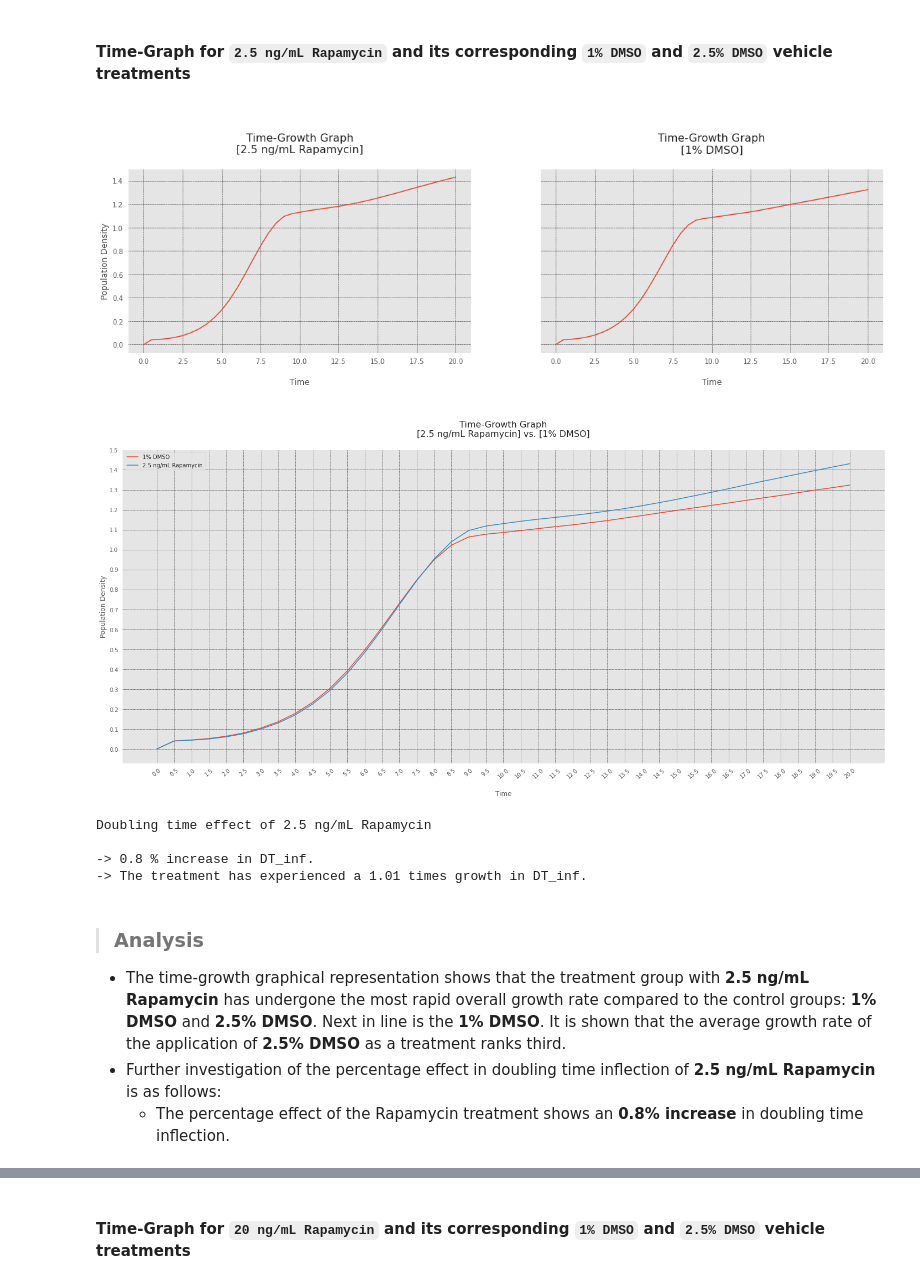
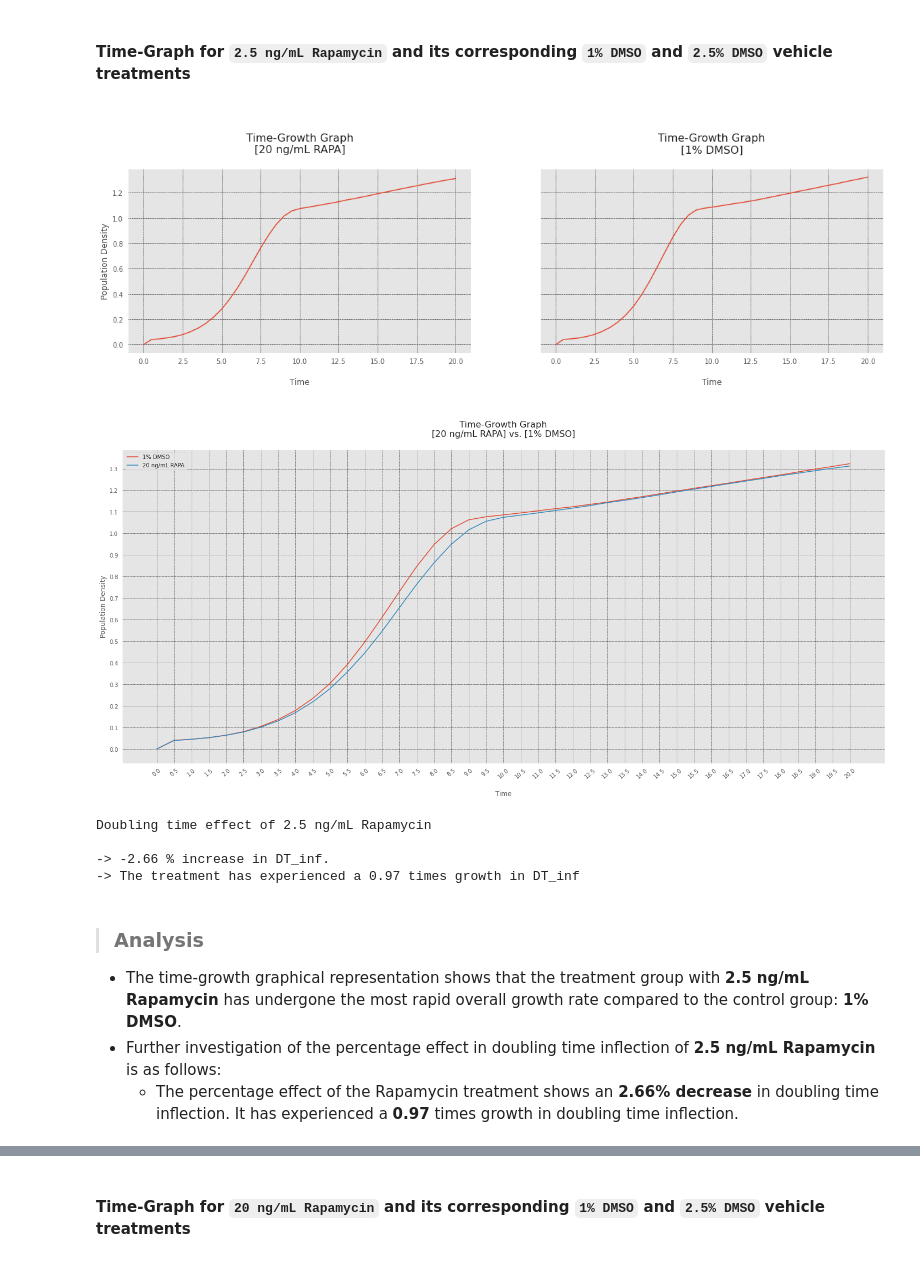
Before and after one commit to yab-tad/Saccharomyces-Cerevisiae, a Jupyter notebook: SGRP.ipynb, the cells around one changed output, grey strips where cells are left out. Cells and saved outputs as stored; diff of their text form; code cells hidden in the pictures.

```diff
--- a/SGRP.ipynb
+++ b/SGRP.ipynb
@@ -607,0 +643,14 @@ Working out for the **confidence interval** by taking a `95% confidence level`,
+# %%
+def st_avg_data(path=t_path, strain="BY4743", feature_drop=True):
+
+    data = list()
+    index = list()
+
+    for i in range(1,11):
+        ts = (st_data(treat_num=i, path=path, strain=strain, feature_drop=feature_drop)).mean()
+        data.append(ts)
+        index.append(treatments[i-1])
+
+    avg_data = pd.DataFrame(data, index=index)
+
+    return avg_data
@@ -713,0 +773,3 @@ df_DMSO2_control
+# %%
+avg_control = st_avg_data(path=t_path, strain="BY4743", feature_drop=True)
+avg_control
@@ -841,5 +811,3 @@ dtype: float64
-# %%
-avg_control = pd.DataFrame((avg_RAPA1_control, avg_RAPA2_control, avg_DMSO1_control, avg_DMSO2_control), index=['RAPA1', 'RAPA2', 'DMSO1', 'DMSO2'])
 # %%
 avg_control
 # %% [output]
@@ -863,44 +843,44 @@ avg_control_time
 # %%
-def time_graph_RAPA_DMSO(r, rapa, data=avg_control_time, vehicle="DMSO1"):
+def time_graph_RAPA_DMSO(row, treatment, data=avg_control_time, vehicle=treatments[2]):
 
     fig1, (ax1, ax2) = plt.subplots(nrows=1, ncols=2, figsize=(20,5), sharey=True)
     fig2, ax3 = plt.subplots(figsize=(20,10))
 
-    y_val_treatment = data.iloc[r].values.tolist()
+    y_val_treatment = data.iloc[row].values.tolist()
     x_val = np.arange(0, len(data.columns.values.tolist())/2, 0.5)
 
     ax1.plot(x_val, y_val_treatment)
 
-    if vehicle == "DMSO1":
+    if vehicle == treatments[2]:
         y_val_DMSO1 = data.iloc[2].values.tolist()
 
         ax2.set_title("\nTime-Growth Graph\n[1% DMSO]\n", fontsize=16)
         ax2.set_xlabel("\nTime")
         ax2.plot(x_val, y_val_DMSO1)
 
-        ax3.set_title("\nTime-Growth Graph\n[" + rapa + "] vs. [1% DMSO]\n", fontsize=16)
+        ax3.set_title("\nTime-Growth Graph\n[" + treatment + "] vs. [1% DMSO]\n", fontsize=16)
         ax3.plot(x_val, y_val_DMSO1, label="1% DMSO")
 
         plt.yticks((np.arange(0, max(max(y_val_DMSO1), max(y_val_treatment)) + 0.1, 0.1)))
 
-    elif vehicle == "DMSO2":
-        y_val_DMSO2 = data.iloc[3].values.tolist()
+    elif vehicle == treatments[1]:
+        y_val_DMSO2 = data.iloc[1].values.tolist()
 
         ax2.set_title("\nTime-Growth Graph\n[2.5% DMSO]\n", fontsize=16)
         ax2.set_xlabel("\nTime")
         ax2.plot(x_val, y_val_DMSO2)
-        ax3.set_title("\nTime-Growth Graph\n[" + rapa + "] vs. [2.5% DMSO]\n", fontsize=16)
+        ax3.set_title("\nTime-Growth Graph\n[" + treatment + "] vs. [2.5% DMSO]\n", fontsize=16)
         ax3.plot(x_val, y_val_DMSO2, label="2.5% DMSO")
 
         plt.yticks((np.arange(0, max(max(y_val_DMSO2), max(y_val_treatment)) + 0.1, 0.1)))
 
-    elif vehicle == "H2O":
+    elif vehicle == treatments[5]:
         y_val_DMSO2 = data.iloc[3].values.tolist()
 
         ax2.set_title("\nTime-Growth Graph\n[6.67% H2O]\n", fontsize=16)
         ax2.set_xlabel("\nTime")
         ax2.plot(x_val, y_val_DMSO2)
-        ax3.set_title("\nTime-Growth Graph\n[" + rapa + "] vs. [6.67% H2O]\n", fontsize=16)
+        ax3.set_title("\nTime-Growth Graph\n[" + treatment + "] vs. [6.67% H2O]\n", fontsize=16)
         ax3.plot(x_val, y_val_DMSO2, label="6.67% H2O")
 
         plt.yticks((np.arange(0, max(max(y_val_DMSO2), max(y_val_treatment)) + 0.1, 0.1)))
@@ -908,9 +888,9 @@ def time_graph_RAPA_DMSO(r, rapa, data=avg_control_time, vehicle="DMSO1"):
     else:
         return "Invalid Vehicle!"
 
-    ax3.plot(x_val, y_val_treatment, label=rapa)
+    ax3.plot(x_val, y_val_treatment, label=treatment)
 
-    ax1.set_title("\n\nTime-Growth Graph\n[" + rapa + "]\n", fontsize=16)
+    ax1.set_title("\n\nTime-Growth Graph\n[" + treatment + "]\n", fontsize=16)
     ax1.set_xlabel("\nTime")
     ax1.set_ylabel("Population Density")
 
@@ -1011,21 +1008,21 @@ bio_replicates
 # %% [markdown]
 #### Time-Graph for **`2.5 ng/mL Rapamycin`** and its corresponding **`1% DMSO`** and **`2.5% DMSO`** vehicle treatments
 # %%
-time_graph_RAPA_DMSO(r=0, rapa="2.5 ng/mL Rapamycin")
+time_graph_RAPA_DMSO(row=3, treatment=treatments[3])
 # %% [output]
-[figure, old version]
+[figure, new version]
-[figure, old version]
+[figure, new version]
 # %%
-RAPA1_DMSO1_percent, RAPA1_DMSO2_percent = percentage(0, avg_control)
-print(black("Doubling time effect of 2.5 ng/mL Rapamycin", 'bold'), "\n\n-> "+ RAPA1_DMSO1_percent, "\n-> "+RAPA1_DMSO2_percent)
+RAPA1_DMSO1_percent, RAPA1_mult = percentage(4, avg_control)
+print(black("Doubling time effect of 2.5 ng/mL Rapamycin", 'bold'), "\n\n-> "+ str(RAPA1_DMSO1_percent)+" % increase in DT_inf.", "\n-> The treatment has experienced a "+ str(RAPA1_mult)+" times growth in DT_inf")
 # %% [output]
 Doubling time effect of 2.5 ng/mL Rapamycin
 
--> 0.8 % increase in DT_inf.
--> The treatment has experienced a 1.01 times growth in DT_inf.
+-> -2.66 % increase in DT_inf.
+-> The treatment has experienced a 0.97 times growth in DT_inf
 # %% [markdown]
 > ### Analysis
-* The time-growth graphical representation shows that the treatment group with **2.5 ng/mL Rapamycin** has undergone the most rapid overall growth rate compared to the control groups: **1% DMSO** and **2.5% DMSO**. Next in line is the **1% DMSO**. It is shown that the average growth rate of the application of **2.5% DMSO** as a treatment ranks third.
+* The time-growth graphical representation shows that the treatment group with **2.5 ng/mL Rapamycin** has undergone the most rapid overall growth rate compared to the control group: **1% DMSO**.
 * Further investigation of the percentage effect in doubling time inflection of **2.5 ng/mL Rapamycin** is as follows:
-    * The percentage effect of the Rapamycin treatment shows an **0.8% increase** in doubling time inflection.
+    * The percentage effect of the Rapamycin treatment shows an **2.66% decrease** in doubling time inflection. It has experienced a **0.97** times growth in doubling time inflection.
 # %% [markdown]
```
Also changed, not shown: parts of 44 cells of this notebook.
